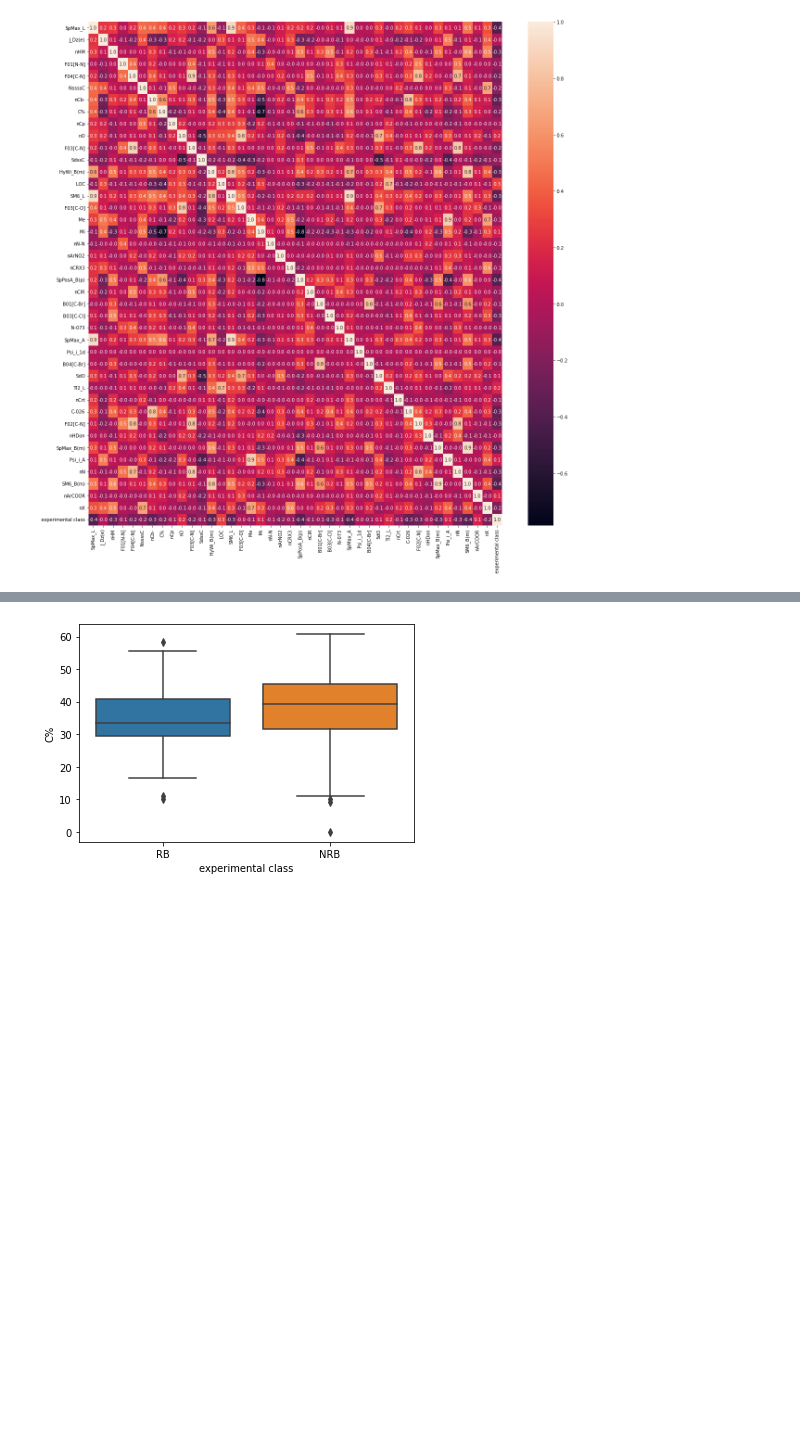
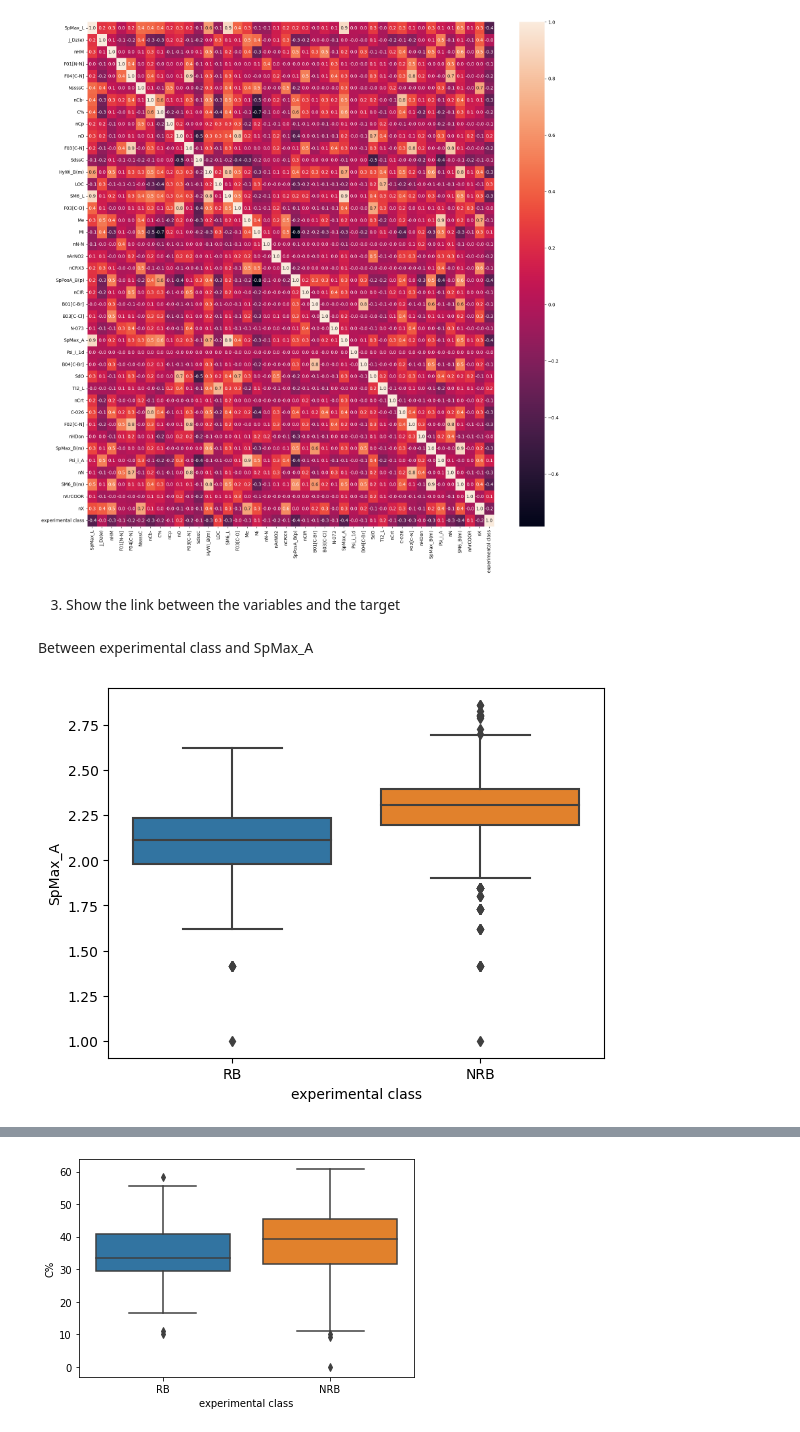
Before and after one commit to EleonorK/ESILV-S7-IPYNB-DATA-ANALYSIS, a Jupyter notebook: Projet_PFDA_RUNAVOT_KIOULOU_MONTOYA.ipynb, the cells around one changed output, grey strips where cells are left out. Cells and saved outputs as stored; diff of their text form; code cells hidden in the pictures; blank space fills up the shorter version.

```diff
--- a/Projet_PFDA_RUNAVOT_KIOULOU_MONTOYA.ipynb
+++ b/Projet_PFDA_RUNAVOT_KIOULOU_MONTOYA.ipynb
@@ -192,3 +212,13 @@ sns.heatmap(df.corr(), annot=True, ax=ax,fmt='.1f')
 # %% [output]
 <AxesSubplot:>
 [figure]
+# %% [markdown]
+3. Show the link between the variables and the target
+# %% [markdown]
+Between experimental class and SpMax_A
+# %%
+# SpMax_A : degree of connectivity, structure of the automorphism group, and many others
+sns.boxplot(df["experimental class"],df['SpMax_A'])
+plt.show()
+# %% [output]
+[figure, added]
```
Also changed, not shown: parts of 23 cells of this notebook, 4 other files.
